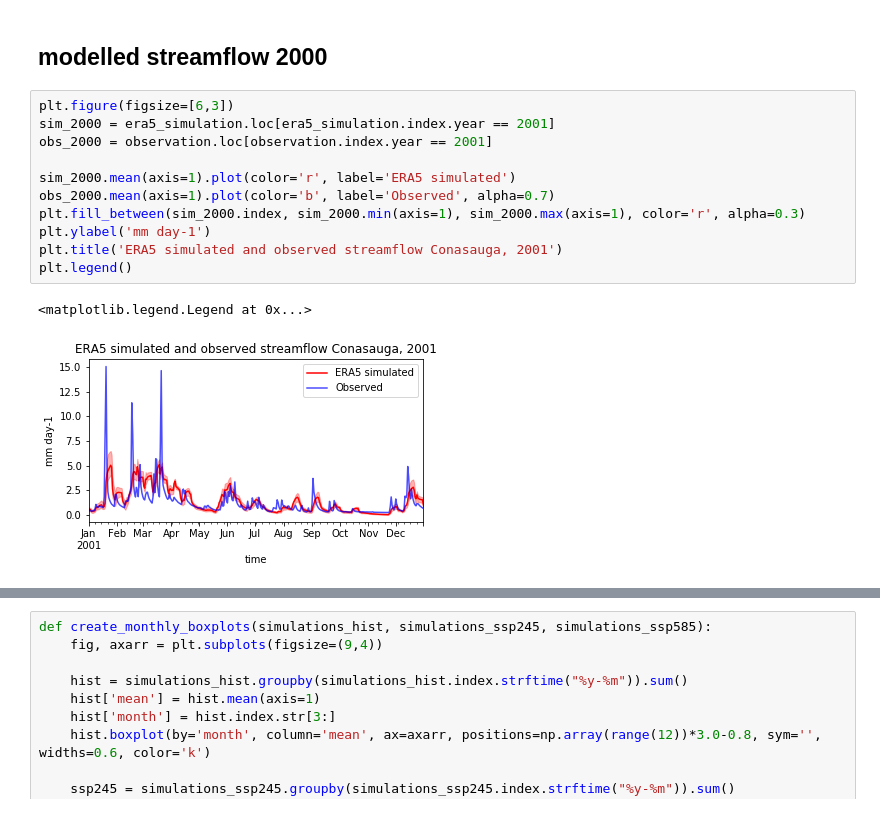
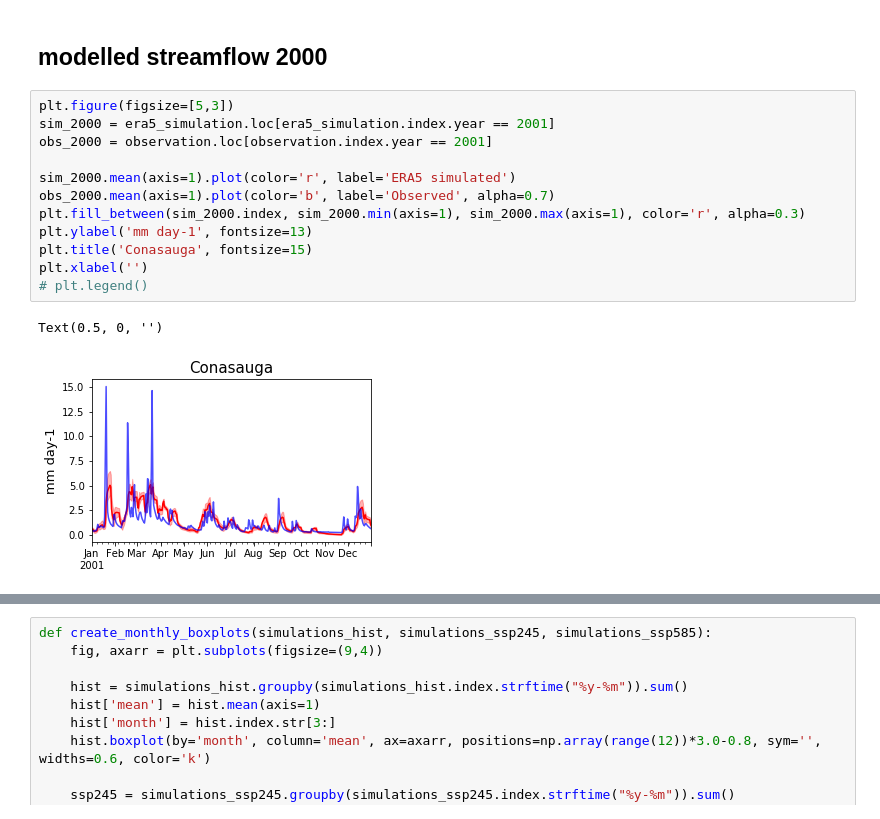
Before and after one commit to vhoogelander/BMI_HBVmountain_streamflow_analysis, a Jupyter notebook: HBVmountain/Conasauga/HBVmountain_climateanalysis_Conasauga.ipynb, the cells around one changed output, grey strips where cells are left out. Drawn from its saved outputs; the diff is of its cells as text.

```diff
--- a/HBVmountain/Conasauga/HBVmountain_climateanalysis_Conasauga.ipynb
+++ b/HBVmountain/Conasauga/HBVmountain_climateanalysis_Conasauga.ipynb
@@ -246,19 +246,20 @@ tot.to_csv('waterbalance_conasauga.csv')
 # %% [markdown]
 ## modelled streamflow 2000
 # %%
-plt.figure(figsize=[6,3])
+plt.figure(figsize=[5,3])
 sim_2000 = era5_simulation.loc[era5_simulation.index.year == 2001]
 obs_2000 = observation.loc[observation.index.year == 2001]
 
 sim_2000.mean(axis=1).plot(color='r', label='ERA5 simulated')
 obs_2000.mean(axis=1).plot(color='b', label='Observed', alpha=0.7)
 plt.fill_between(sim_2000.index, sim_2000.min(axis=1), sim_2000.max(axis=1), color='r', alpha=0.3)
-plt.ylabel('mm day-1')
-plt.title('ERA5 simulated and observed streamflow Conasauga, 2001')
-plt.legend()
+plt.ylabel('mm day-1', fontsize=13)
+plt.title('Conasauga', fontsize=15)
+plt.xlabel('')
+# plt.legend()
 # %% [output]
-<matplotlib.legend.Legend at 0x...>
+Text(0.5, 0, '')
-[figure, old version]
+[figure, new version]
 # %%
 plt.rcParams["figure.figsize"] = (10, 5)
 
```
Also changed, not shown: parts of 18 cells of this notebook, 11 other files.
